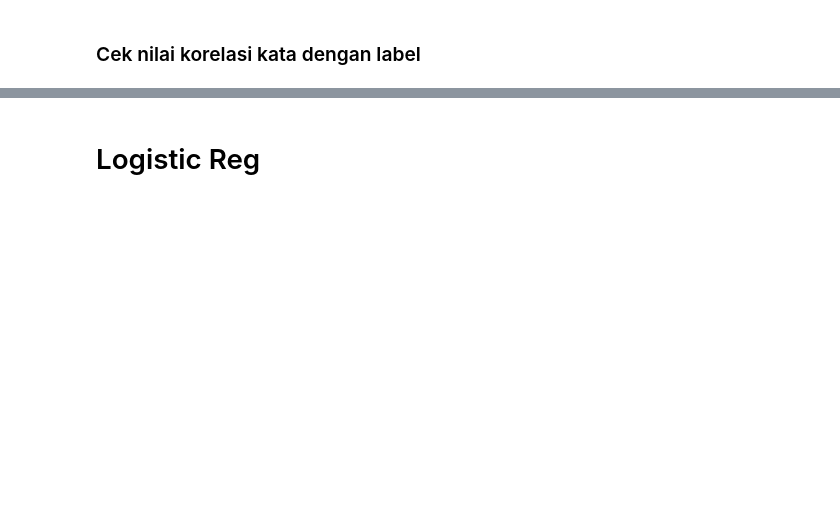
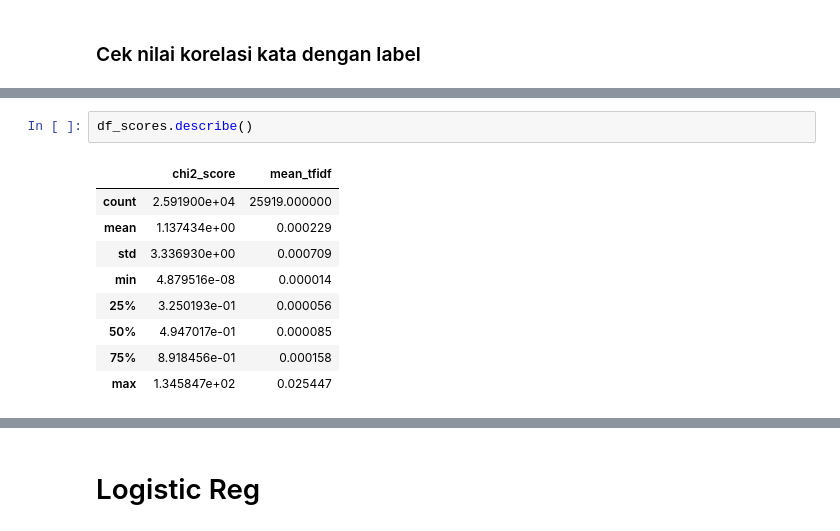
Before and after one commit to SalomoHS/Berlian-Hacktiv8, a Jupyter notebook: Sesi-22/MiniProject.ipynb, the cells around one changed output, grey strips where cells are left out. Drawn from its saved outputs; the diff is of its cells as text; blank space fills up the shorter version.

```diff
--- a/Sesi-22/MiniProject.ipynb
+++ b/Sesi-22/MiniProject.ipynb
@@ -561,0 +607,12 @@ AttributeError: 'SelectKBest' object has no attribute 'scores_'
+# %%
+df_scores.describe()
+# %% [output]
+|  | chi2_score | mean_tfidf |
+| count | 2.591900e+04 | 25919.000000 |
+| mean | 1.137434e+00 | 0.000229 |
+| std | 3.336930e+00 | 0.000709 |
+| min | 4.879516e-08 | 0.000014 |
+| 25% | 3.250193e-01 | 0.000056 |
+| 50% | 4.947017e-01 | 0.000085 |
+| 75% | 8.918456e-01 | 0.000158 |
+| max | 1.345847e+02 | 0.025447 |
```
Also changed, not shown: parts of 31 cells of this notebook, 2 other files.
